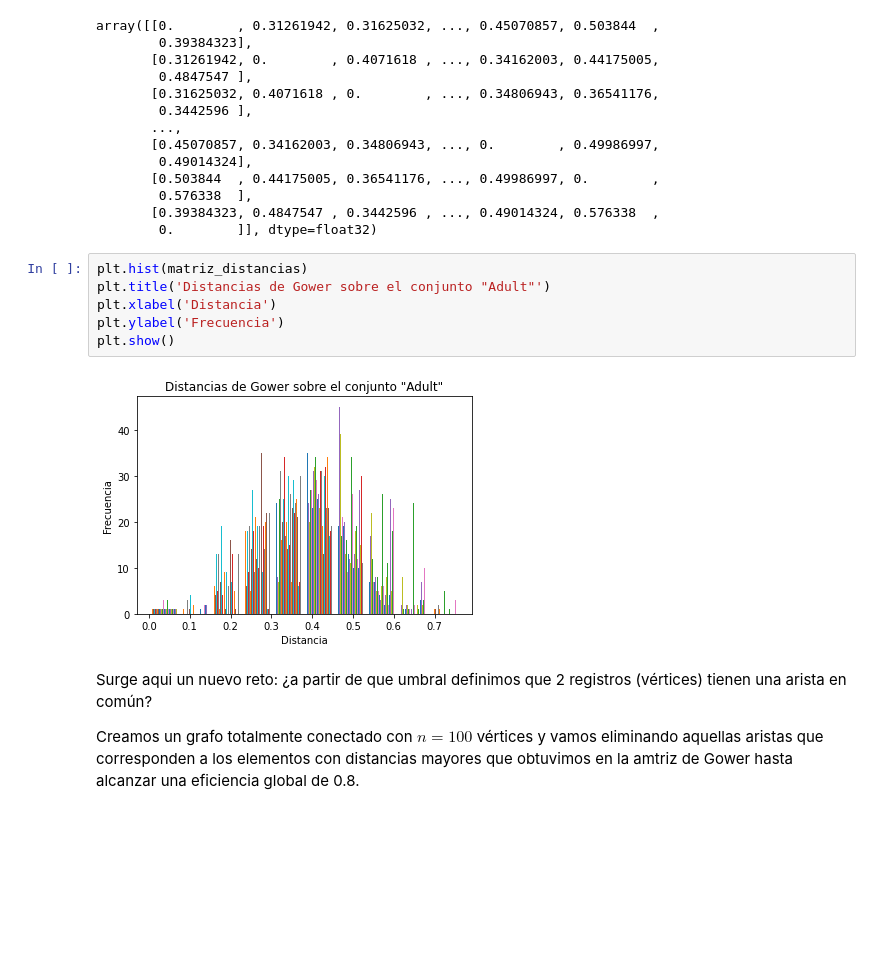
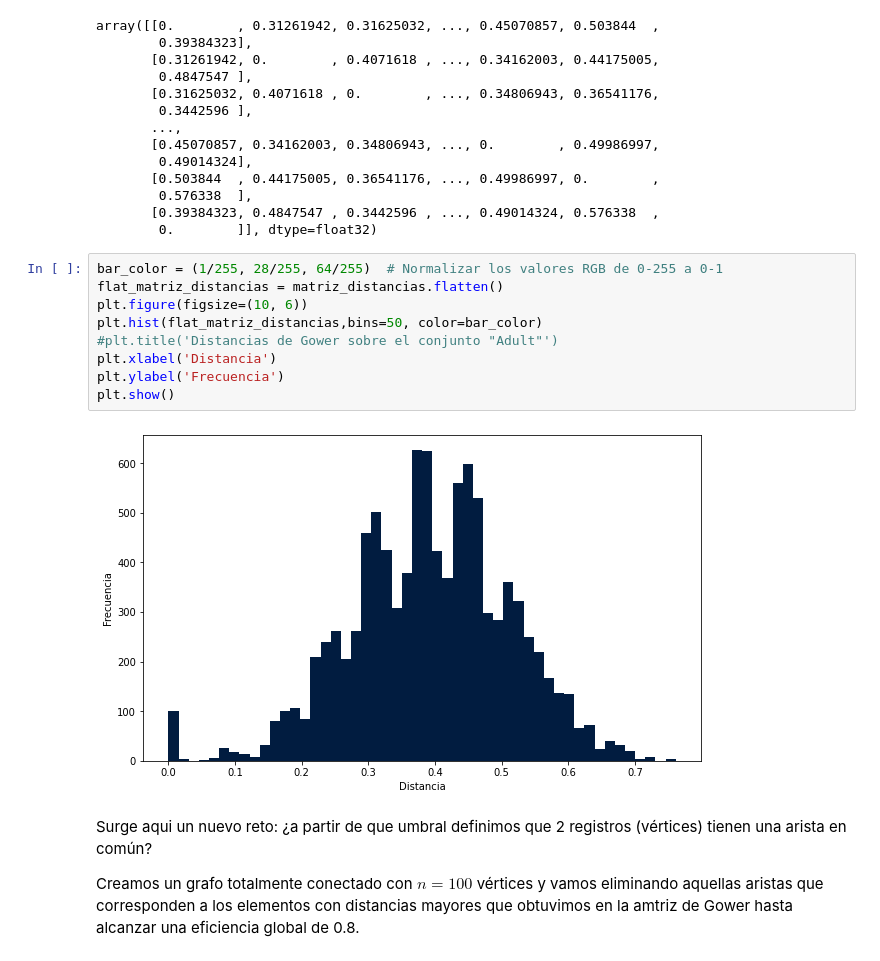
Before and after one commit to PedroAdair/TesisMaestria, a Jupyter notebook: Anonimizacion.ipynb, the cells around one changed output. Saved outputs shown, nothing was run; the diff lists cells and outputs as text; blank space fills up the shorter version.

```diff
--- a/Anonimizacion.ipynb
+++ b/Anonimizacion.ipynb
@@ -63,13 +70,16 @@ array([[0.        , 0.31261942, 0.31625032, ..., 0.45070857, 0.503844  ,
        [0.39384323, 0.4847547 , 0.3442596 , ..., 0.49014324, 0.576338  ,
         0.        ]], dtype=float32)
 # %%
-plt.hist(matriz_distancias)
-plt.title('Distancias de Gower sobre el conjunto "Adult"')
+bar_color = (1/255, 28/255, 64/255)  # Normalizar los valores RGB de 0-255 a 0-1
+flat_matriz_distancias = matriz_distancias.flatten()
+plt.figure(figsize=(10, 6))
+plt.hist(flat_matriz_distancias,bins=50, color=bar_color)
+#plt.title('Distancias de Gower sobre el conjunto "Adult"')
 plt.xlabel('Distancia')
 plt.ylabel('Frecuencia')
 plt.show()
 # %% [output]
-[figure, old version]
+[figure, new version]
 # %% [markdown]
 Surge aqui un nuevo reto: ¿a partir de que umbral definimos que 2 registros (vértices) tienen una arista en común?
 
```
Also changed, not shown: parts of 4 cells of this notebook.
